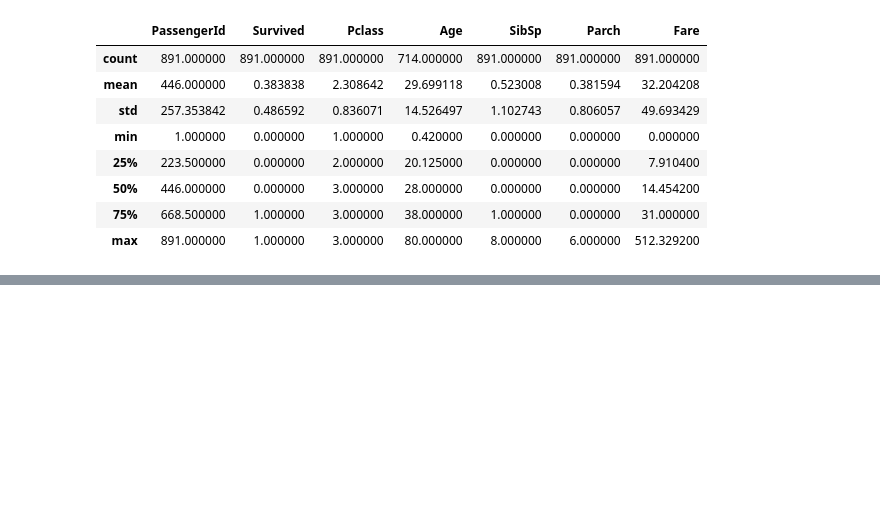
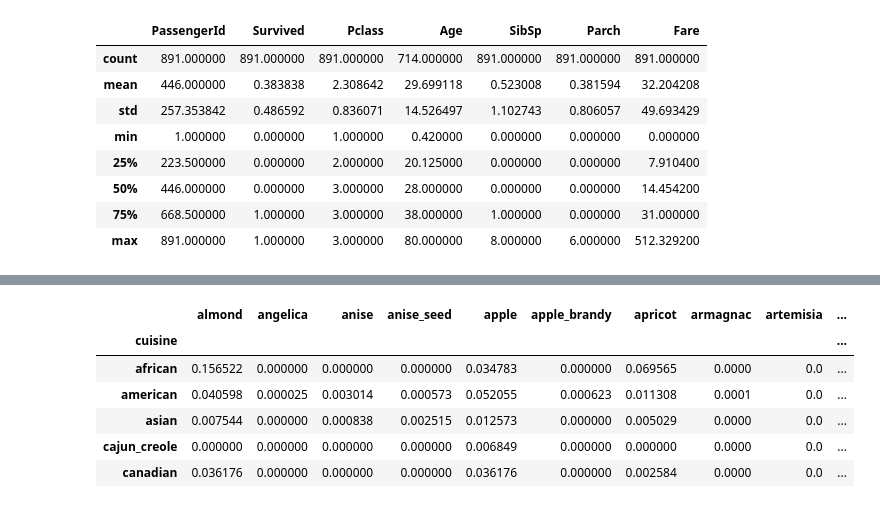
Before and after one commit to mohankumar21022k/WatsonTrail-, a Jupyter notebook: TrailNotebook.ipynb, the cells around one changed output, grey strips where cells are left out. Saved outputs shown, nothing was run; the diff lists cells and outputs as text; code cells hidden in the pictures; blank space fills up the shorter version.

```diff
--- a/TrailNotebook.ipynb
+++ b/TrailNotebook.ipynb
@@ -23,0 +258,11 @@ df_data_1.describe()
+# %%
+cuisines = recipes.groupby("cuisine").mean()
+cuisines.head()
+# %% [output]
+|  | almond | angelica | anise | anise_seed | apple | apple_brandy | apricot | armagnac | artemisia | ... |
+| cuisine |  |  |  |  |  |  |  |  |  | ... |
+| african | 0.156522 | 0.000000 | 0.000000 | 0.000000 | 0.034783 | 0.000000 | 0.069565 | 0.0000 | 0.0 | ... |
+| american | 0.040598 | 0.000025 | 0.003014 | 0.000573 | 0.052055 | 0.000623 | 0.011308 | 0.0001 | 0.0 | ... |
+| asian | 0.007544 | 0.000000 | 0.000838 | 0.002515 | 0.012573 | 0.000000 | 0.005029 | 0.0000 | 0.0 | ... |
+| cajun_creole | 0.000000 | 0.000000 | 0.000000 | 0.000000 | 0.006849 | 0.000000 | 0.000000 | 0.0000 | 0.0 | ... |
+| canadian | 0.036176 | 0.000000 | 0.000000 | 0.000000 | 0.036176 | 0.000000 | 0.002584 | 0.0000 | 0.0 | ... |
```
Also changed, not shown: parts of 18 cells of this notebook.
